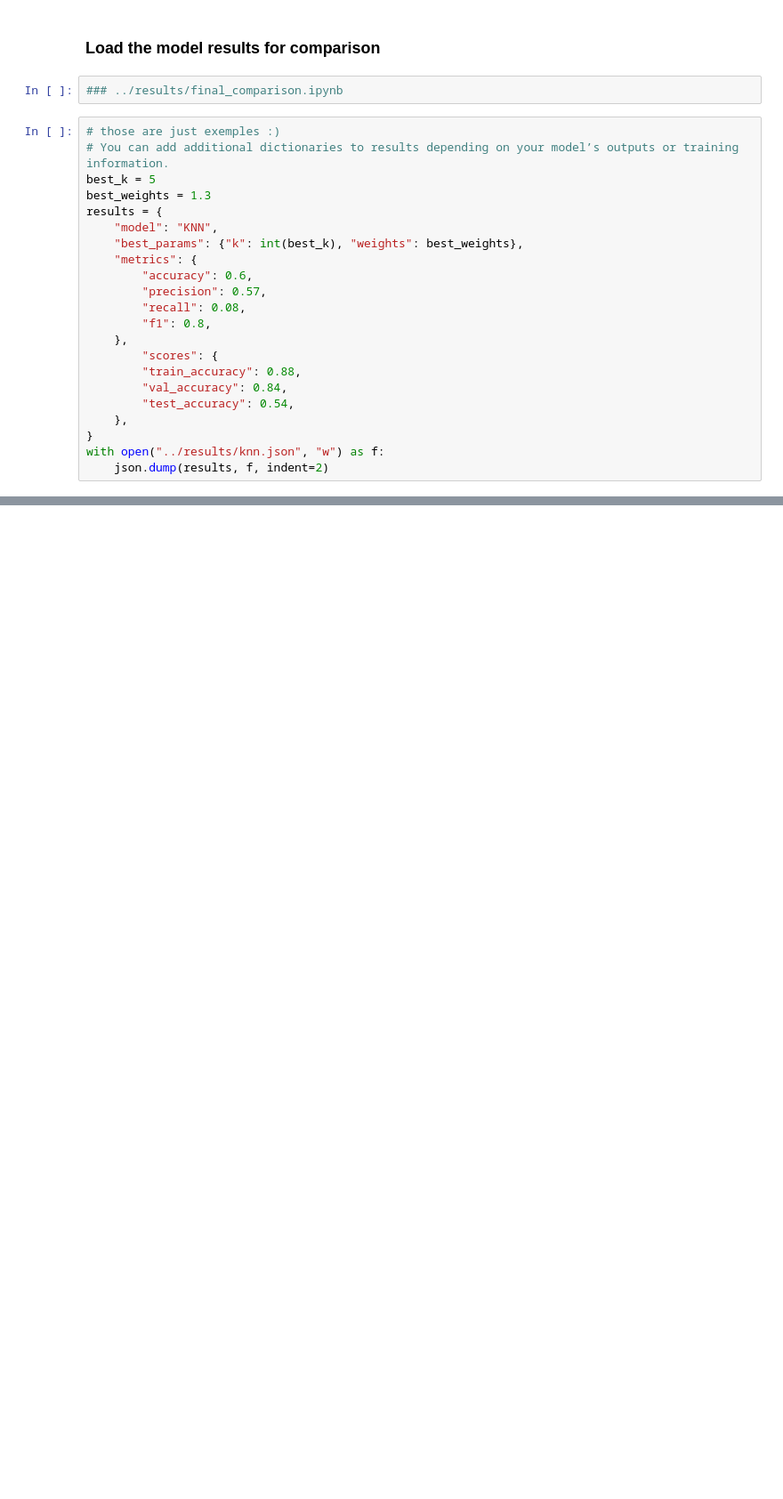
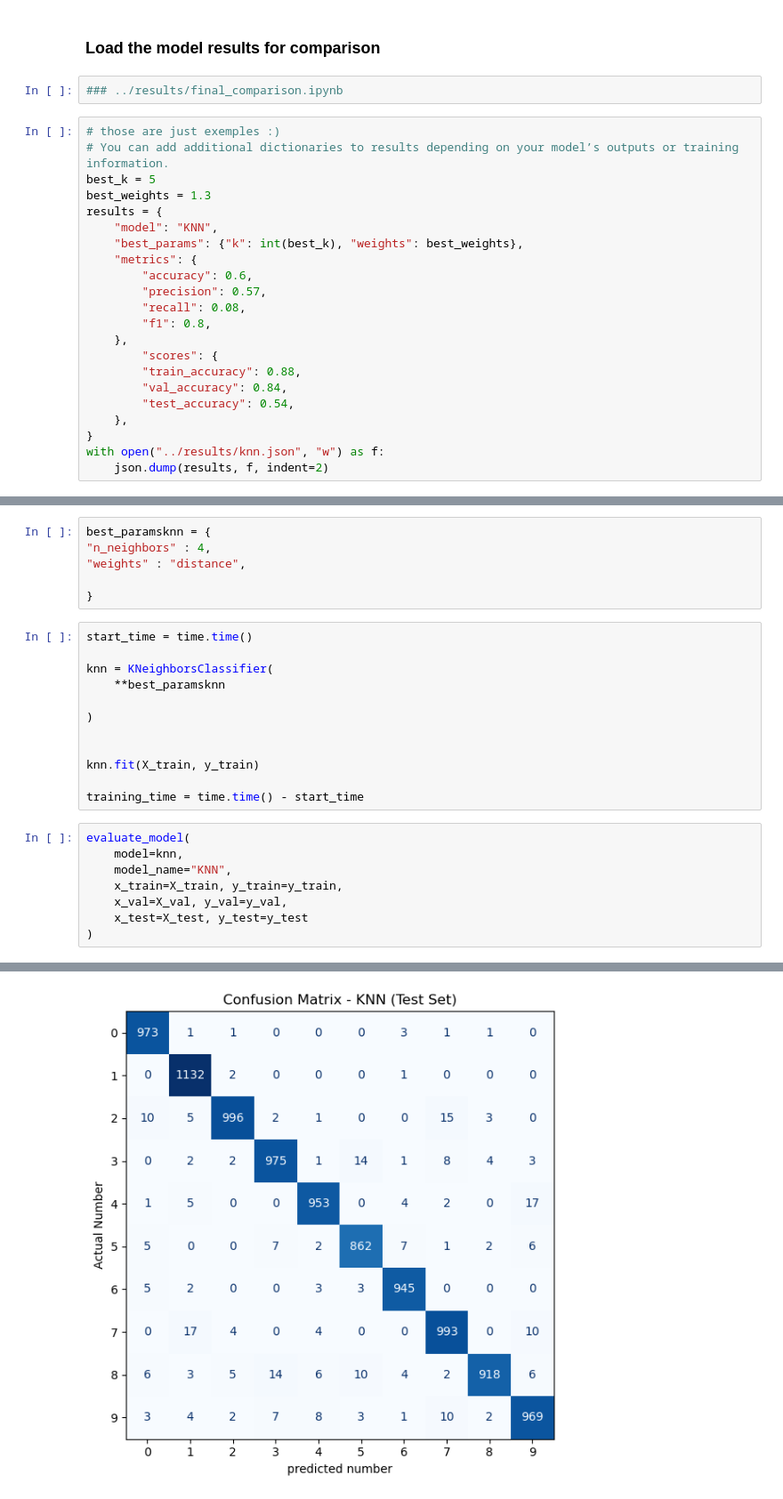
Before and after one commit to leyla-louache/mnist-project, a Jupyter notebook: notebooks/02_knn.ipynb, the cells around one changed output, grey strips where cells are left out. Shown at 89% size. Saved outputs shown, nothing was run; the diff lists cells and outputs as text; blank space fills up the shorter version.

```diff
--- a/notebooks/02_knn.ipynb
+++ b/notebooks/02_knn.ipynb
@@ -125,0 +275,27 @@ print(f"Es erreichte eine Genauigkeit von: {beste_genauigkeit * 100:.2f}%")
+# %%
+best_paramsknn = {
+"n_neighbors" : 4,
+"weights" : "distance",
+
+}
+# %%
+start_time = time.time()
+
+knn = KNeighborsClassifier(
+    **best_paramsknn
+
+)
+
+
+knn.fit(X_train, y_train)
+
+training_time = time.time() - start_time
+# %%
+evaluate_model(
+    model=knn,
+    model_name="KNN",
+    x_train=X_train, y_train=y_train,
+    x_val=X_val, y_val=y_val,
+    x_test=X_test, y_test=y_test
+)
+# %% [output]
@@ -125,0 +319 @@ print(f"Es erreichte eine Genauigkeit von: {beste_genauigkeit * 100:.2f}%")
+[figure, added]
```
Also changed, not shown: parts of 23 cells of this notebook.
